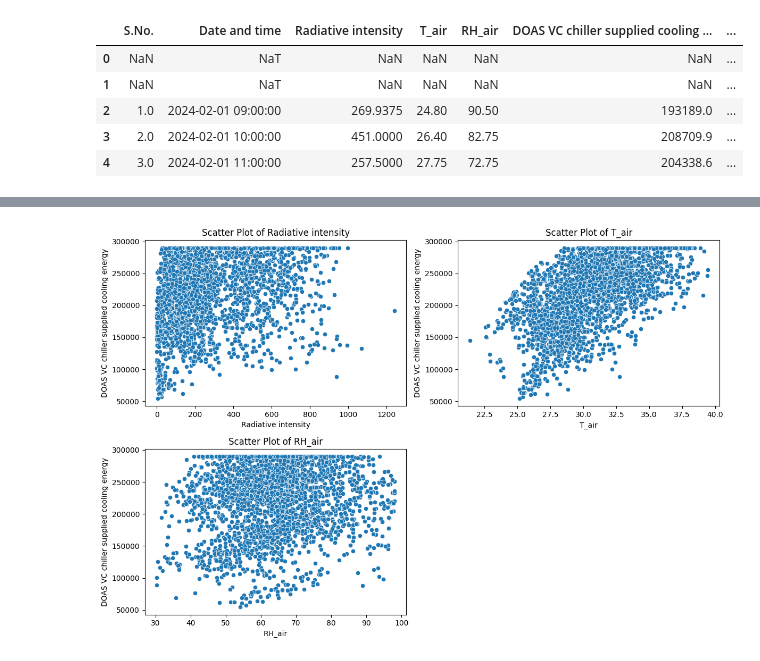
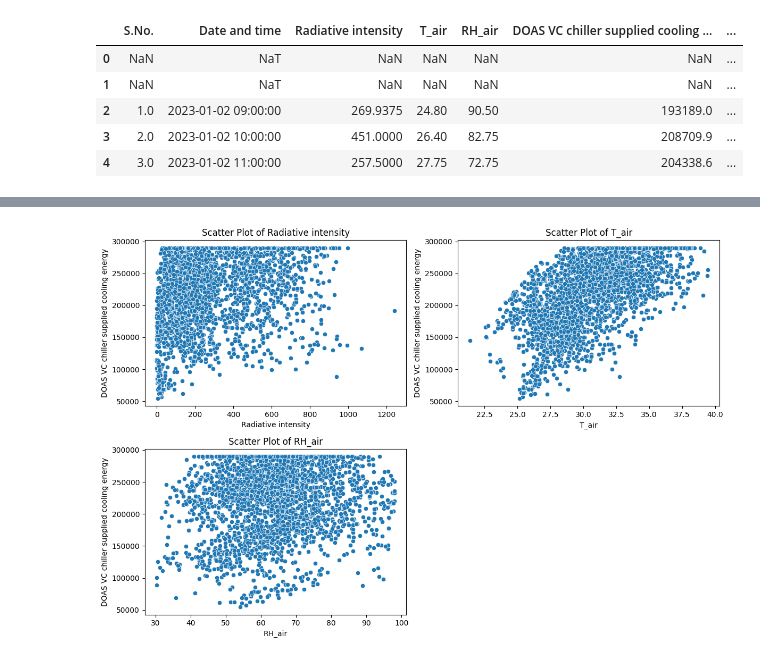
Before and after one commit to AbhiAadi/Optimizing-AC-energy-requirement, a Jupyter notebook: DEP.ipynb, the cells around one changed output, grey strips where cells are left out. Cells and saved outputs as stored; diff of their text form; code cells hidden in the pictures.

```diff
--- a/DEP.ipynb
+++ b/DEP.ipynb
@@ -6,15 +6,15 @@ import numpy as np
 import matplotlib.pyplot as plt
 import seaborn as sns
 # %%
-Data = pd.read_excel('Warm-humid-building-data.xlsx')
+Data = pd.read_excel('Building energy data.xlsx')
 Data.head()
 # %% [output]
 |  | S.No. | Date and time | Radiative intensity | T_air | RH_air | DOAS VC chiller supplied cooling ... | ... |
 | 0 | NaN | NaT | NaN | NaN | NaN | NaN | ... |
 | 1 | NaN | NaT | NaN | NaN | NaN | NaN | ... |
-| 2 | 1.0 | 2024-02-01 09:00:00 | 269.9375 | 24.80 | 90.50 | 193189.0 | ... |
-| 3 | 2.0 | 2024-02-01 10:00:00 | 451.0000 | 26.40 | 82.75 | 208709.9 | ... |
-| 4 | 3.0 | 2024-02-01 11:00:00 | 257.5000 | 27.75 | 72.75 | 204338.6 | ... |
+| 2 | 1.0 | 2023-01-02 09:00:00 | 269.9375 | 24.80 | 90.50 | 193189.0 | ... |
+| 3 | 2.0 | 2023-01-02 10:00:00 | 451.0000 | 26.40 | 82.75 | 208709.9 | ... |
+| 4 | 3.0 | 2023-01-02 11:00:00 | 257.5000 | 27.75 | 72.75 | 204338.6 | ... |
 # %%
 Data = Data.drop(0 , axis = 0)
 # %%
```
Also changed, not shown: parts of 19 cells of this notebook.
